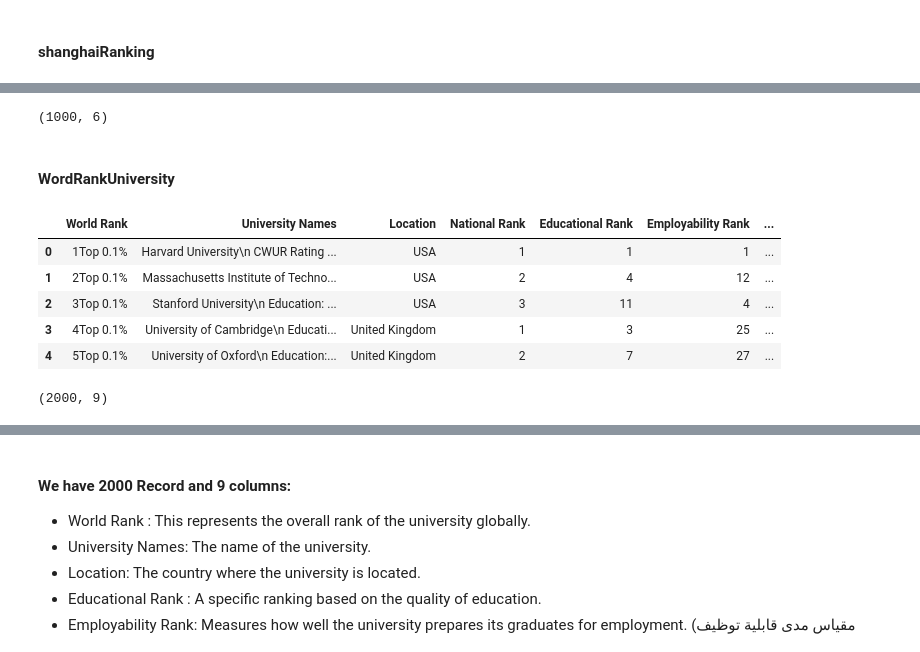
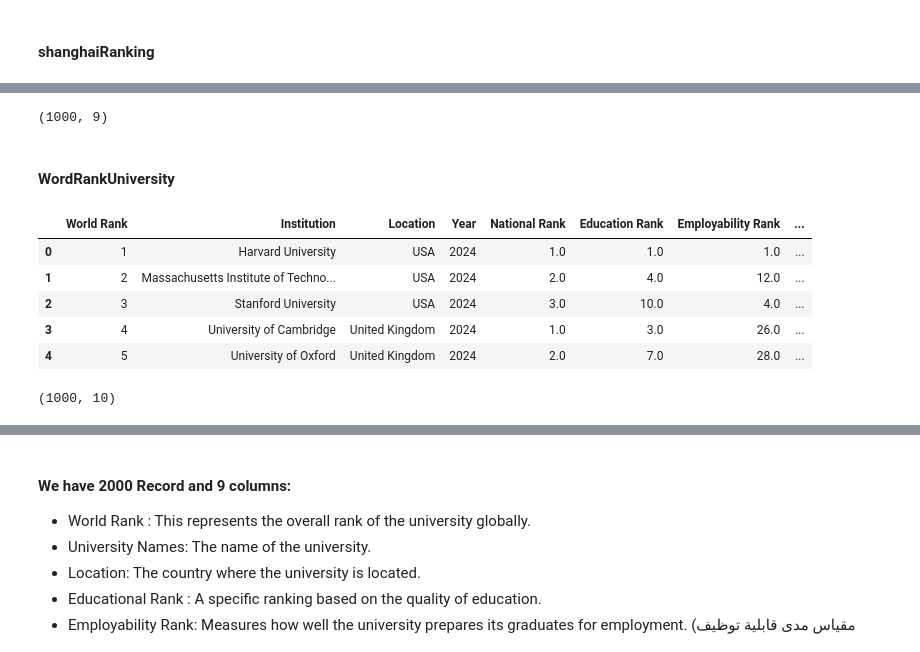
Before and after one commit to ahmadalharbi21/World-University-Ranks, a Jupyter notebook: EDA explain template.ipynb, the cells around one changed output, grey strips where cells are left out. Cells and saved outputs as stored; diff of their text form; code cells hidden in the pictures.

Commit message:
Using new data set 2024 saving

```diff
--- a/EDA explain template.ipynb
+++ b/EDA explain template.ipynb
@@ -12,9 +12,10 @@ import matplotlib.pyplot as plt
 ## Loading the data
 We can now load the dataset into pandas using the read_csv() function. This converts the CSV file into a Pandas dataframe.
 # %%
-TimesHigher = pd.read_excel("data/Times-Higher-Education.xlsx")
-shanghaiRanking = pd.read_excel("data/shanghai Ranking.xlsx")
-WordRankUniversity = pd.read_excel("data/Word Rank University.xlsx")
+TimesHigher = pd.read_csv("data/TIMES_WorldUniversityRankings_2024.csv")
+shanghaiRanking = pd.read_csv("data/shanghai_ranking_2024.csv")
+df = pd.read_csv("data/univercity_ranking_2014_2024_CWUR.csv") # to store all data
+WordRankUniversity = df[df['Year'] == 2024].reset_index()  # Filter by 2024
 # %% [markdown]
 ### Viewing the dataframe
 We can get a quick sense of the size of our dataset by using the shape method. This returns a tuple with the number of rows and columns in the dataset.
@@ -67,19 +121,20 @@ shanghaiRanking.head()
 # %%
 shanghaiRanking.shape
 # %% [output]
-(1000, 6)
+(1000, 9)
 # %% [markdown]
 #### WordRankUniversity
 # %%
+del WordRankUniversity['index']
 WordRankUniversity.head()
 # %% [output]
-|  | World Rank | University Names | Location | National Rank | Educational Rank | Employability Rank | ... |
-| 0 | 1Top 0.1% | Harvard University\n CWUR Rating ... | USA | 1 | 1 | 1 | ... |
-| 1 | 2Top 0.1% | Massachusetts Institute of Techno... | USA | 2 | 4 | 12 | ... |
-| 2 | 3Top 0.1% | Stanford University\n Education: ... | USA | 3 | 11 | 4 | ... |
-| 3 | 4Top 0.1% | University of Cambridge\n Educati... | United Kingdom | 1 | 3 | 25 | ... |
-| 4 | 5Top 0.1% | University of Oxford\n Education:... | United Kingdom | 2 | 7 | 27 | ... |
+|  | World Rank | Institution | Location | Year | National Rank | Education Rank | Employability Rank | ... |
+| 0 | 1 | Harvard University | USA | 2024 | 1.0 | 1.0 | 1.0 | ... |
+| 1 | 2 | Massachusetts Institute of Techno... | USA | 2024 | 2.0 | 4.0 | 12.0 | ... |
+| 2 | 3 | Stanford University | USA | 2024 | 3.0 | 10.0 | 4.0 | ... |
+| 3 | 4 | University of Cambridge | United Kingdom | 2024 | 1.0 | 3.0 | 26.0 | ... |
+| 4 | 5 | University of Oxford | United Kingdom | 2024 | 2.0 | 7.0 | 28.0 | ... |
 # %%
 WordRankUniversity.shape
 # %% [output]
-(2000, 9)
+(1000, 10)
```
Also changed, not shown: parts of 62 cells of this notebook.
